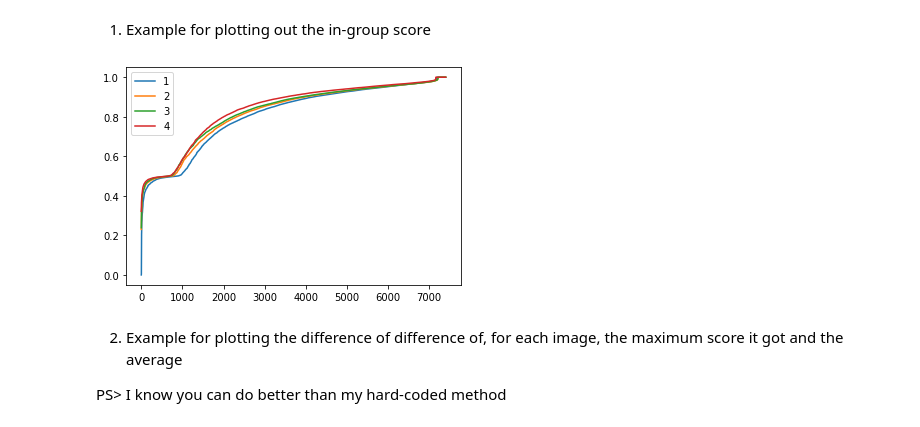
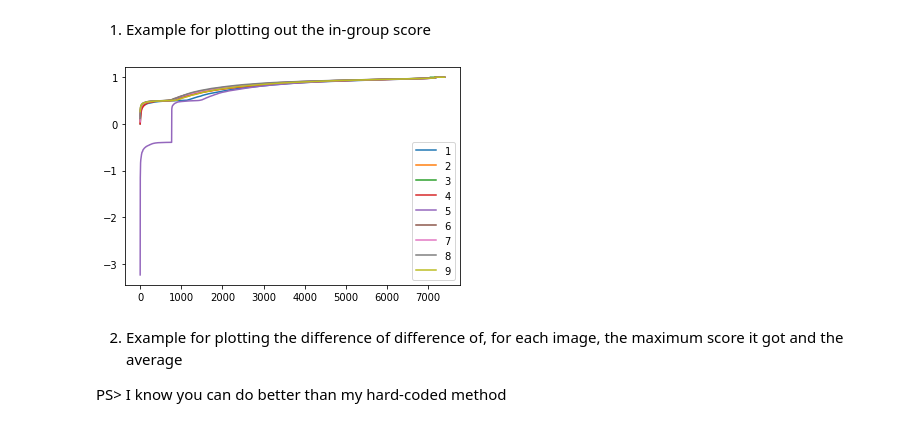
Before and after one commit to smith-scram-lab/Iterative-Unet, a Jupyter notebook: ResultReading.ipynb, the cells around one changed output. Saved outputs shown, nothing was run; the diff lists cells and outputs as text; code cells hidden in the pictures.

Commit message:
add result reading

````diff
--- a/ResultReading.ipynb
+++ b/ResultReading.ipynb
@@ -31,7 +31,7 @@ Note that depending on the migration framework used, it's possible that some dat
 # %% [markdown]
 Here set the ```resultdir``` to the address of 'results' folder
 # %%
-resultsdir = '/home/panda/Documents/Our-UNet-Code/results20231028'
+resultsdir = '/home/scram-2004/Project/Our-UNet-Code/results'
 # %% [markdown]
 ----------------------
 # %% [markdown]
@@ -54,7 +54,7 @@ A newer history will contain the older one, so it's always just enough to read t
 # %% [markdown]
 #### Example of reading history location
 # %%
-history_file = os.path.join(resultsdir,'history/history_round_3.npy')
+history_file = os.path.join(resultsdir,'history/history_round_9.npy')
 # %%
 history = np.load(history_file)
 # %%
@@ -132,22 +138,22 @@ Given that there are 6 scores, 1 in-group and 5 out-of-group, stored in the matr
 # %% [markdown]
 1. Example for plotting out the in-group score
 # %%
-for i in range(4):
+for i in range(9):
     x_range = 7404
     scoreMatrix_file = 'scorematrix/scorematrix_round_' + str(i) + '.npy'
     scoreMatrix = np.load(os.path.join(resultsdir, scoreMatrix_file))
     picked_score = np.zeros(scoreMatrix[:,0].shape)
     i = 0
     for each_row in scoreMatrix:
         first = sum(each_row[:5])
         last = sum(each_row[5:])
         picked_score[i] = min(first,last)
         i += 1
     #print(picked_score)
     plt.plot(np.sort(picked_score))
-    plt.legend([1,2,3,4,5])
+    plt.legend([1,2,3,4,5,6,7,8,9,10])
 # %% [output]
-[figure, old version]
+[figure, new version]
 # %% [markdown]
 2. Example for plotting the difference of difference of, for each image, the maximum score it got and the average
 
````
Also changed, not shown: parts of 4 cells of this notebook.
